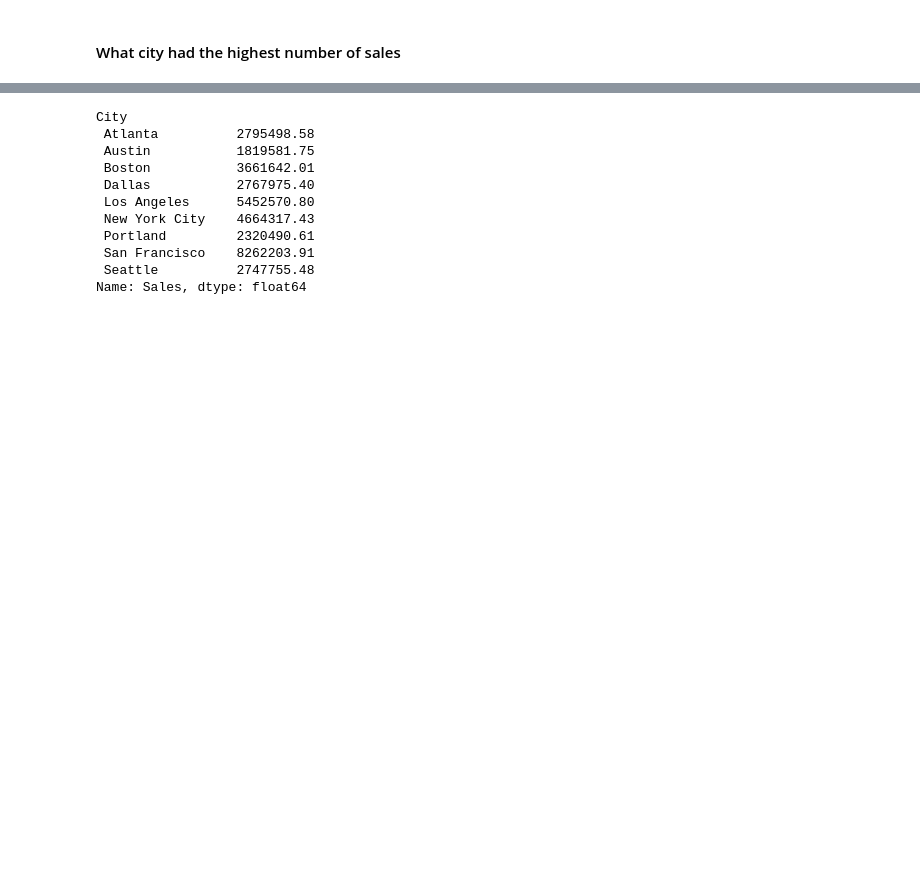
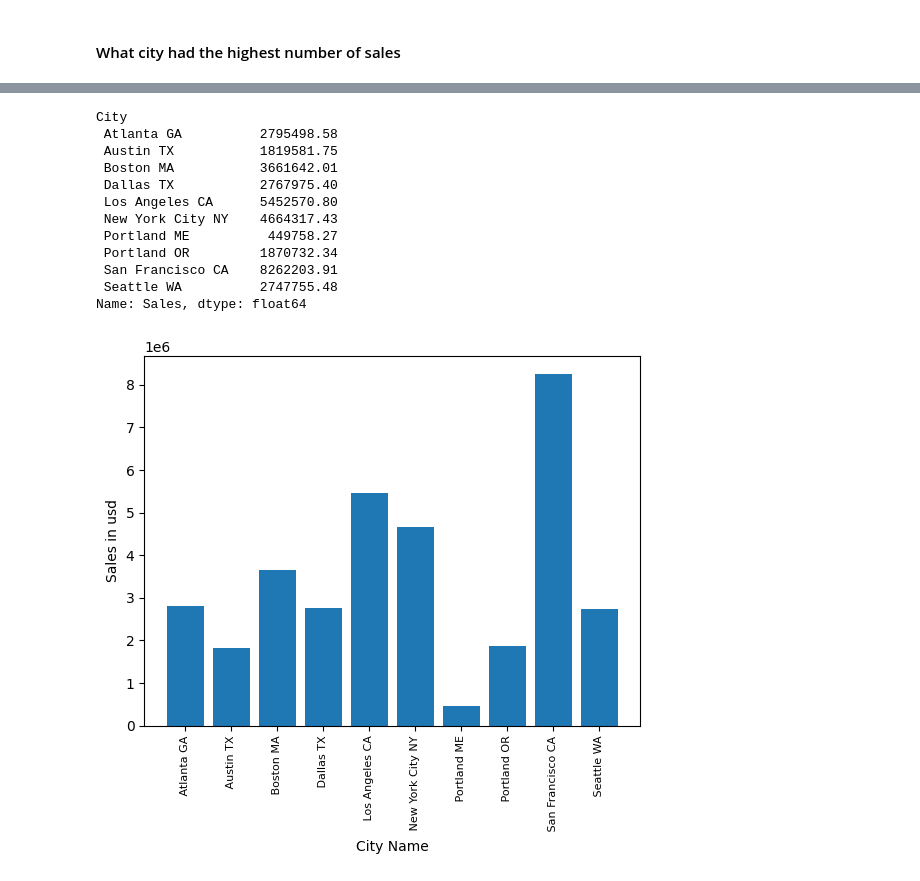
Before and after one commit to Thomas-Parra/sales-data-analysis, a Jupyter notebook: sales_analysis.ipynb, the cells around one changed output, grey strips where cells are left out. Saved outputs shown, nothing was run; the diff lists cells and outputs as text; code cells hidden in the pictures; blank space fills up the shorter version.

```diff
--- a/sales_analysis.ipynb
+++ b/sales_analysis.ipynb
@@ -171,6 +176,3 @@ plt.show()
 [figure]
 # %% [markdown]
 #### What city had the highest number of sales
-# %%
-all_data['City'] = all_data['Purchase Address'].str.split(',').str[1]
-all_data
@@ -206,0 +179,12 @@ all_data
+# %%
+#Using .apply()
+
+def get_city(address):
+    return address.split(',')[1]
+
+def get_state(address):
+    return address.split(',')[2].split(' ')[1]
+
+
+all_data['City'] = all_data['Purchase Address'].apply(lambda x: get_city(x) + ' ' + get_state(x))
+all_data
@@ -209,13 +207,26 @@ result_2 = all_data.groupby('City').sum(numeric_only=True)['Sales']
 result_2
 # %% [output]
 City
- Atlanta          2795498.58
- Austin           1819581.75
- Boston           3661642.01
- Dallas           2767975.40
- Los Angeles      5452570.80
- New York City    4664317.43
- Portland         2320490.61
- San Francisco    8262203.91
- Seattle          2747755.48
+ Atlanta GA          2795498.58
+ Austin TX           1819581.75
+ Boston MA           3661642.01
+ Dallas TX           2767975.40
+ Los Angeles CA      5452570.80
+ New York City NY    4664317.43
+ Portland ME          449758.27
+ Portland OR         1870732.34
+ San Francisco CA    8262203.91
+ Seattle WA          2747755.48
 Name: Sales, dtype: float64
+# %%
+#List comprehension
+cities = [city for city, df in all_data.groupby('City')]
+
+
+plt.bar(cities,result_2)
+plt.xticks(cities, rotation='vertical',size=8)
+plt.ylabel('Sales in usd')
+plt.xlabel('City Name')
+plt.show()
+# %% [output]
+[figure, added]
```
Also changed, not shown: parts of 10 cells of this notebook.
